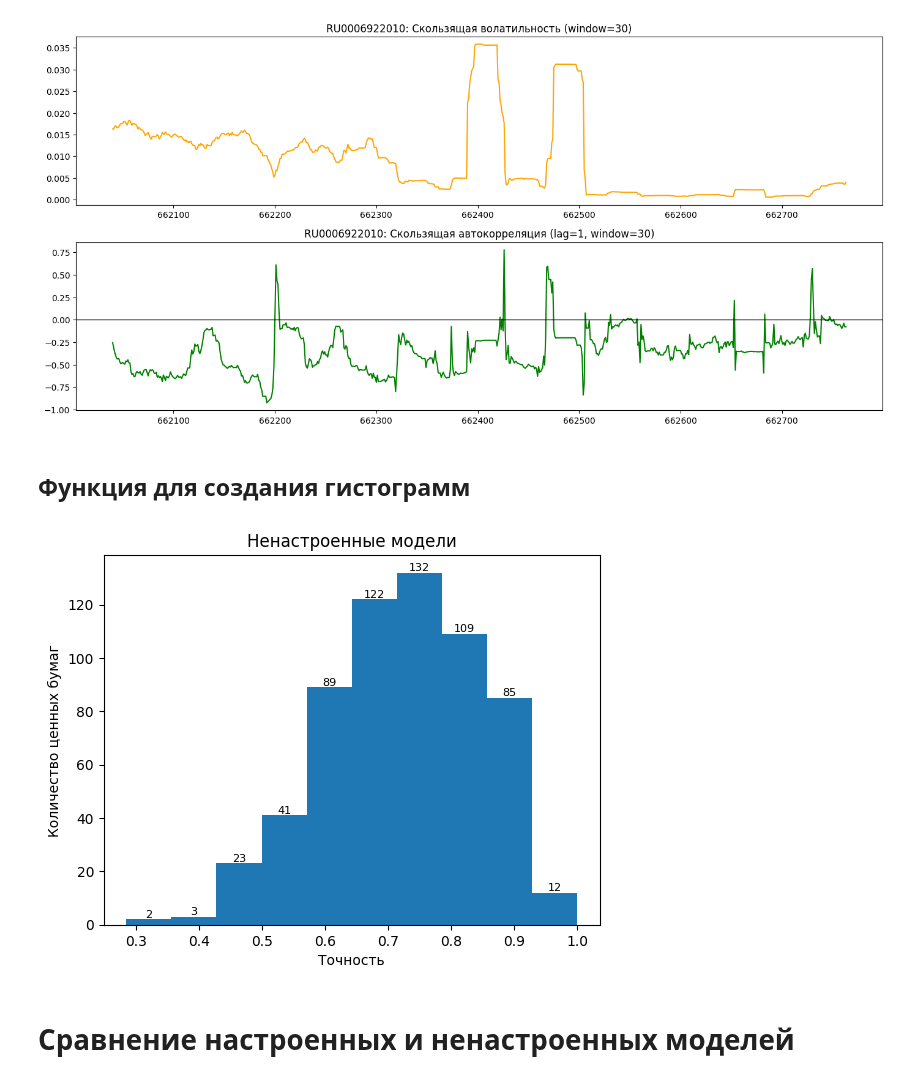
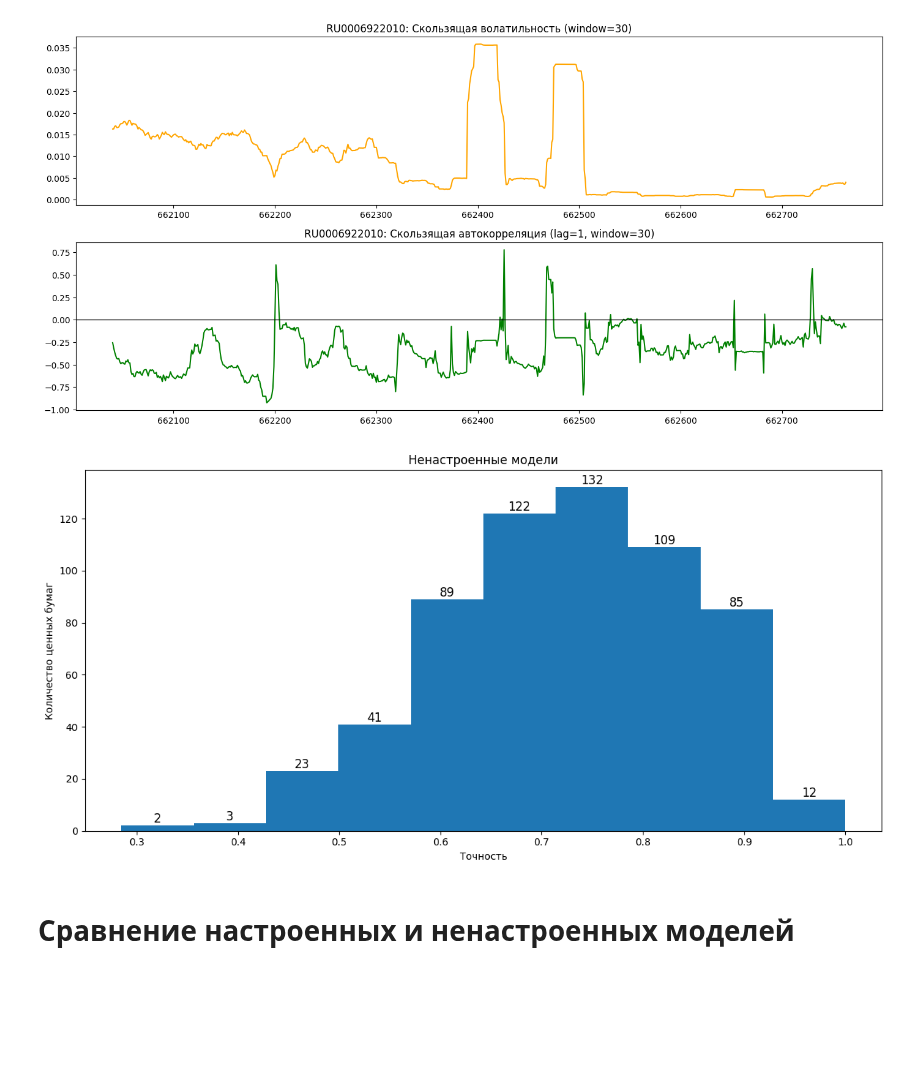
Before and after one commit to StuLolka/ensemble-learning-in-finance, a Jupyter notebook: main.ipynb, the cells around one changed output. Drawn from its saved outputs; the diff is of its cells as text; code cells hidden in the pictures; blank space fills up the shorter version.

```diff
--- a/main.ipynb
+++ b/main.ipynb
@@ -396,22 +329,3 @@ def fit_and_predict(X_train, y_train, X_test):
     voting.fit(X_train, y_train)
     y_pred = voting.predict(X_test)
     return y_pred
-# %%
-voting_smapes = []
-voting_direction_accuracies = []
-bad_results = {}
-good_results = {}
-for secid, group in tqdm(data_grouped, desc="Processing"):
-    X_train, y_train, X_test, y_test = get_sample(group, features, target)
-    y_pred = fit_and_predict(X_train, y_train, X_test)
-    smape, direction_accuracy = get_evaluations(y_test, y_pred)
-    if direction_accuracy < 0.55:
-        bad_results[secid] = direction_accuracy
-    if direction_accuracy > 0.95:
-        good_results[secid] = direction_accuracy
-    voting_smapes.append(smape)
-    voting_direction_accuracies.append(direction_accuracy)
-
-print(f'Voting SMAPE mean = {np.mean(voting_smapes):.4f}, direction accuracy mean = {np.mean(voting_direction_accuracies):.4f}')
-print(f'Количество ценных бумаг с результатом direction accuracy < 55%: {len(bad_results)}')
-print(f'Количество ценных бумаг с результатом direction accuracy > 95%: {len(good_results)}')
@@ -421,0 +353,2 @@ Voting SMAPE mean = 105.2193, direction accuracy mean = 0.7227
+# %%
+direction_accuracies, bad_results, good_results = voting_measure()
@@ -475,33 +412,9 @@ def analyze_timeseries(returns, window=30, secid=""):
 analyze_timeseries(data[data['secid'] == 'RU0006922010'][target], window=30, secid="RU0006922010")
 # %% [output]
 [figure]
-# %% [markdown]
-## Функция для создания гистограмм
-# %%
-def create_and_save_hist(accuracies, name):
-    counts, bins = np.histogram(accuracies, bins=10)
-
-    centers = (bins[:-1] + bins[1:]) / 2
-
-    fig, ax = plt.subplots()
-    ax.bar(centers, counts, width=np.diff(bins))
-
-    ax.set_xlabel('Точность')
-    ax.set_ylabel('Количество ценных бумаг')
-
-    for x, c in zip(centers, counts):
-        ax.text(x, c, str(int(c)), ha='center', va='bottom', fontsize=8)
-
-    name_fig = f"{name}.png"
-    save_path = os.path.join('Анализ', name_fig)
-
-    plt.title(name)
-    plt.savefig(save_path, dpi=300, bbox_inches='tight')
-    plt.show()
-    plt.close()
-# %%
-create_and_save_hist(voting_direction_accuracies, 'Ненастроенные модели')
-# %% [output]
-[figure, removed]
+# %%
+create_and_save_hist(direction_accuracies, 10, 'Точность', 'Количество ценных бумаг', 'Ненастроенные модели', add_bar_text=True)
+# %% [output]
+[figure, added]
 # %% [markdown]
 # Сравнение настроенных и ненастроенных моделей
```
Also changed, not shown: parts of 54 cells of this notebook.
